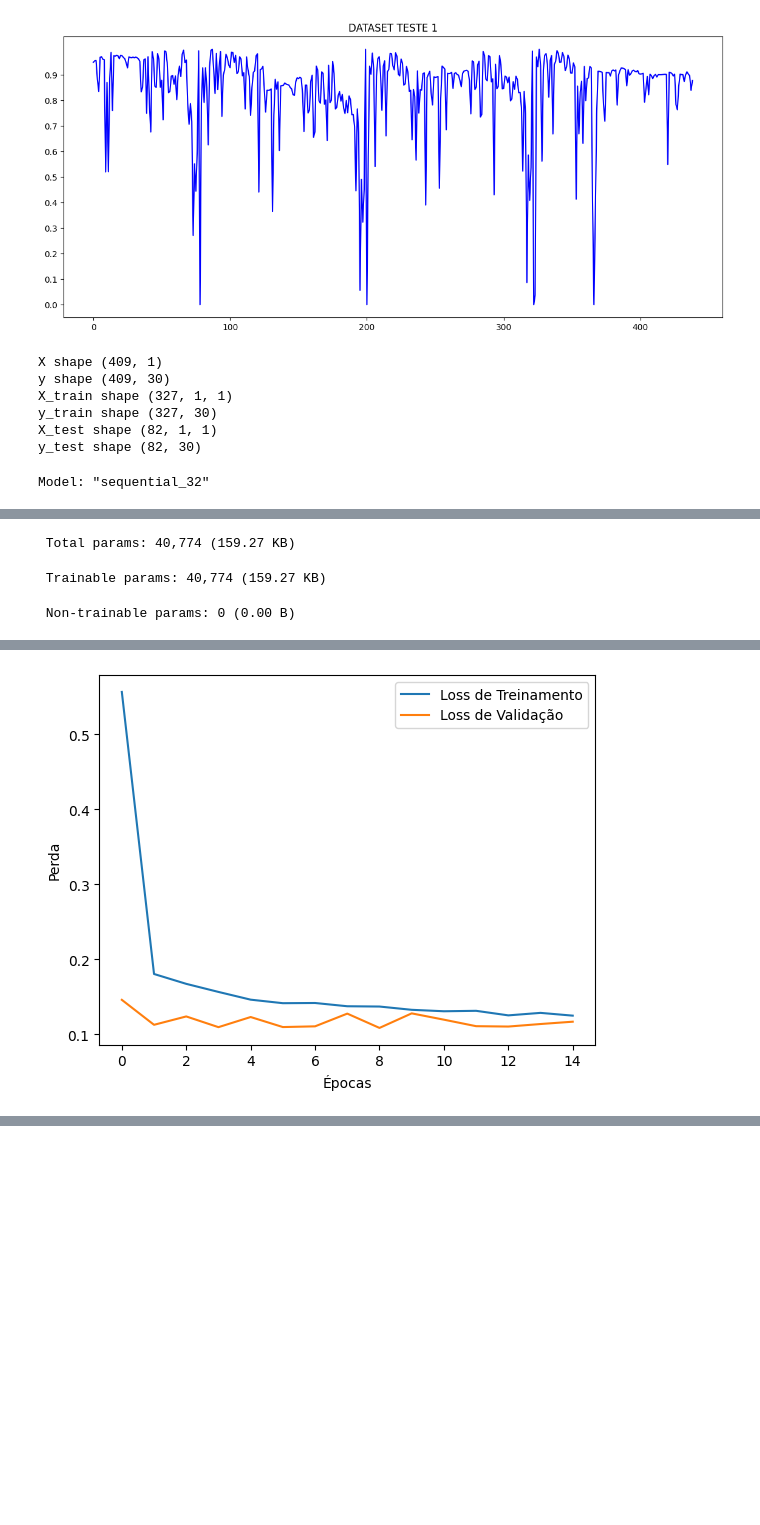
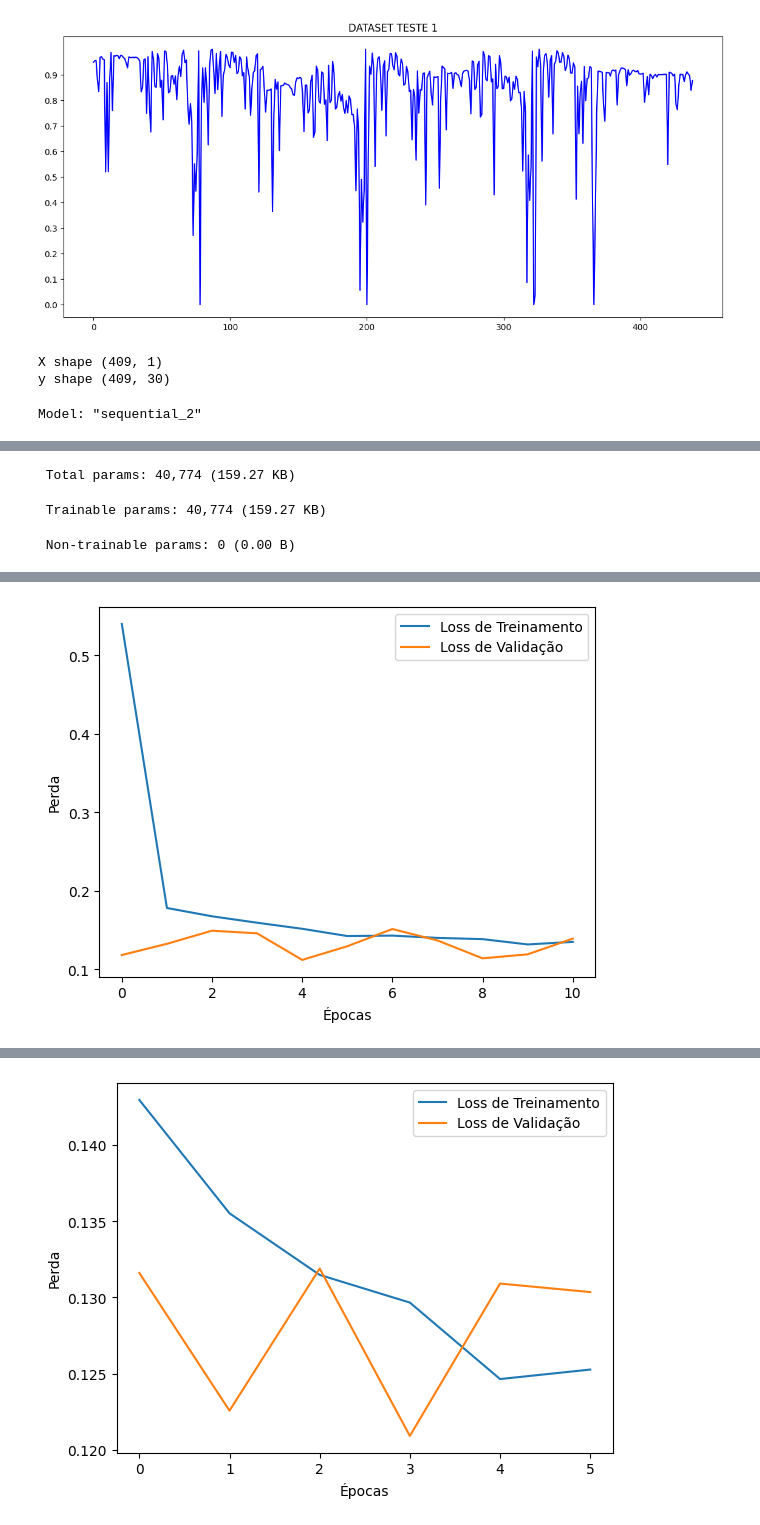
Before and after one commit to RenanFTorres/lstm-timeseries-energy, a Jupyter notebook: transfer_learning_pso_lstm.ipynb, the cells around one changed output, grey strips where cells are left out. Drawn from its saved outputs; the diff is of its cells as text; code cells hidden in the pictures; blank space fills up the shorter version.

```diff
--- a/transfer_learning_pso_lstm.ipynb
+++ b/transfer_learning_pso_lstm.ipynb
@@ -46,6 +73,7 @@ datasets = [pirapama_df, prataI_df, prataII_df, prataIII_df, duas_unas_df]  # df
 
 # Aplicar MinMaxScaler para cada dataset individualmente
 scaled_datasets = []
+scalers = []
 for i, df in enumerate(datasets):
     # Garantir que 'timestamp' é do tipo datetime e já está configurado corretamente como índice
     if 'timestamp' in df.columns:
@@ -60,6 +88,7 @@ for i, df in enumerate(datasets):
 
     # Adicionar o DataFrame escalado à lista
     scaled_datasets.append(scaled_df)
+    scalers.append(scaler)  # Salvar o scaler específico para este dataset
 
 # print(scaled_datasets[4].index)
 # print(indices_to_validate)
@@ -244,7 +979,3 @@ X = X.reshape(X.shape[0], X.shape[1], 1)
 # %% [output]
 X shape (409, 1)
 y shape (409, 30)
-X_train shape (327, 1, 1)
-y_train shape (327, 30)
-X_test shape (82, 1, 1)
-y_test shape (82, 30)
@@ -282,7 +982,7 @@ def evaluate_model_with_cross_validation(data, time_step, output_steps):
 # %%
-create_model(config, dataset_type, X, y)
+model_2 = create_model(config, dataset_type, X, y, 4)
 # %% [output]
-Model: "sequential_32"
+Model: "sequential_2"
 ┏━━━━━━━━━━━━━━━━━━━━━━━━━━━━━━━━━┳━━━━━━━━━━━━━━━━━━━━━━━━┳━━━━━━━━━━━━━━━┓
 ┃ Layer (type)                    ┃ Output Shape           ┃       Param # ┃
 ┡━━━━━━━━━━━━━━━━━━━━━━━━━━━━━━━━━╇━━━━━━━━━━━━━━━━━━━━━━━━╇━━━━━━━━━━━━━━━┩
@@ -323 +1023 @@ Epoch 15/100000
-[figure, old version]
+[figure, new version]
@@ -323,0 +1036 @@ Epoch 15/100000
+[figure, added]
```
Also changed, not shown: parts of 63 cells of this notebook, 11 other files.
